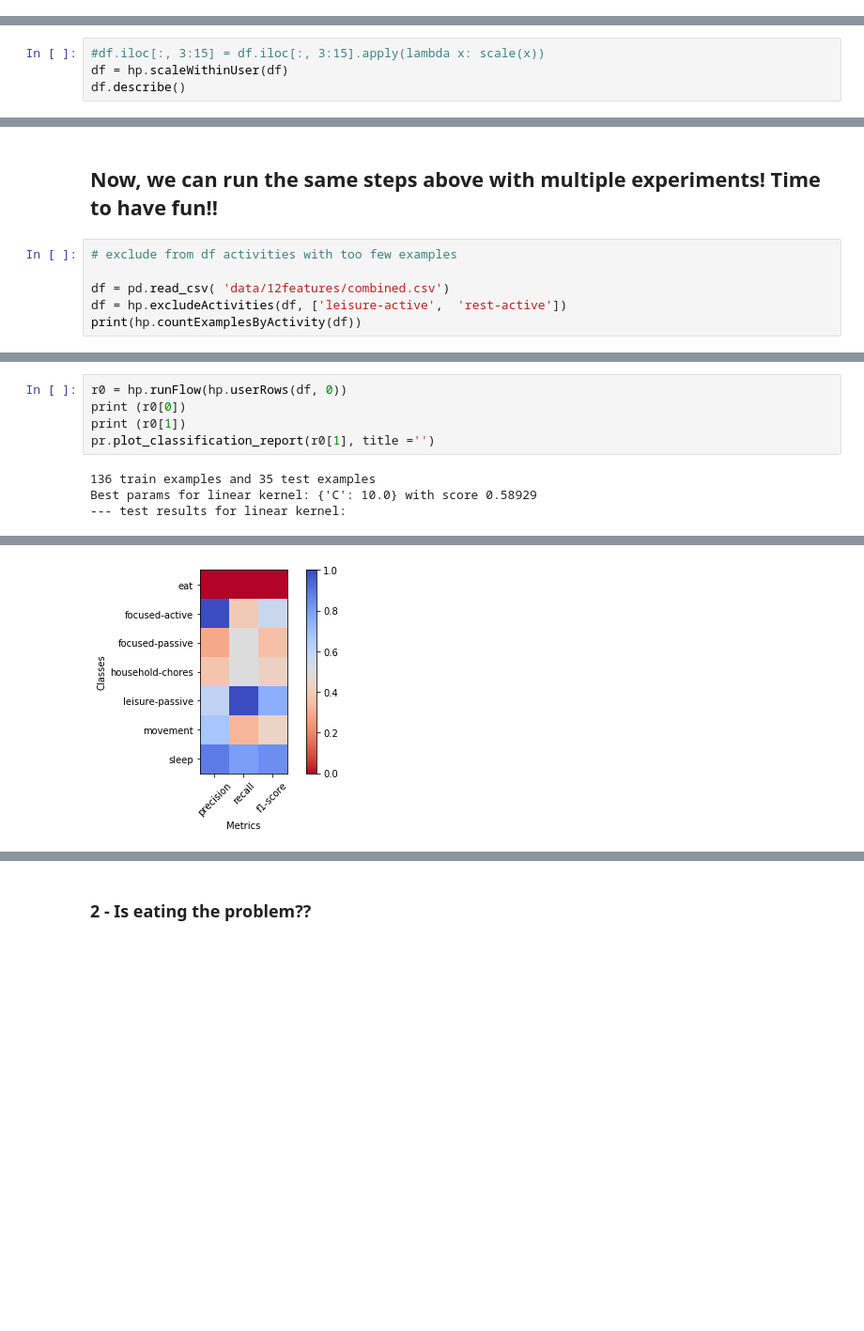
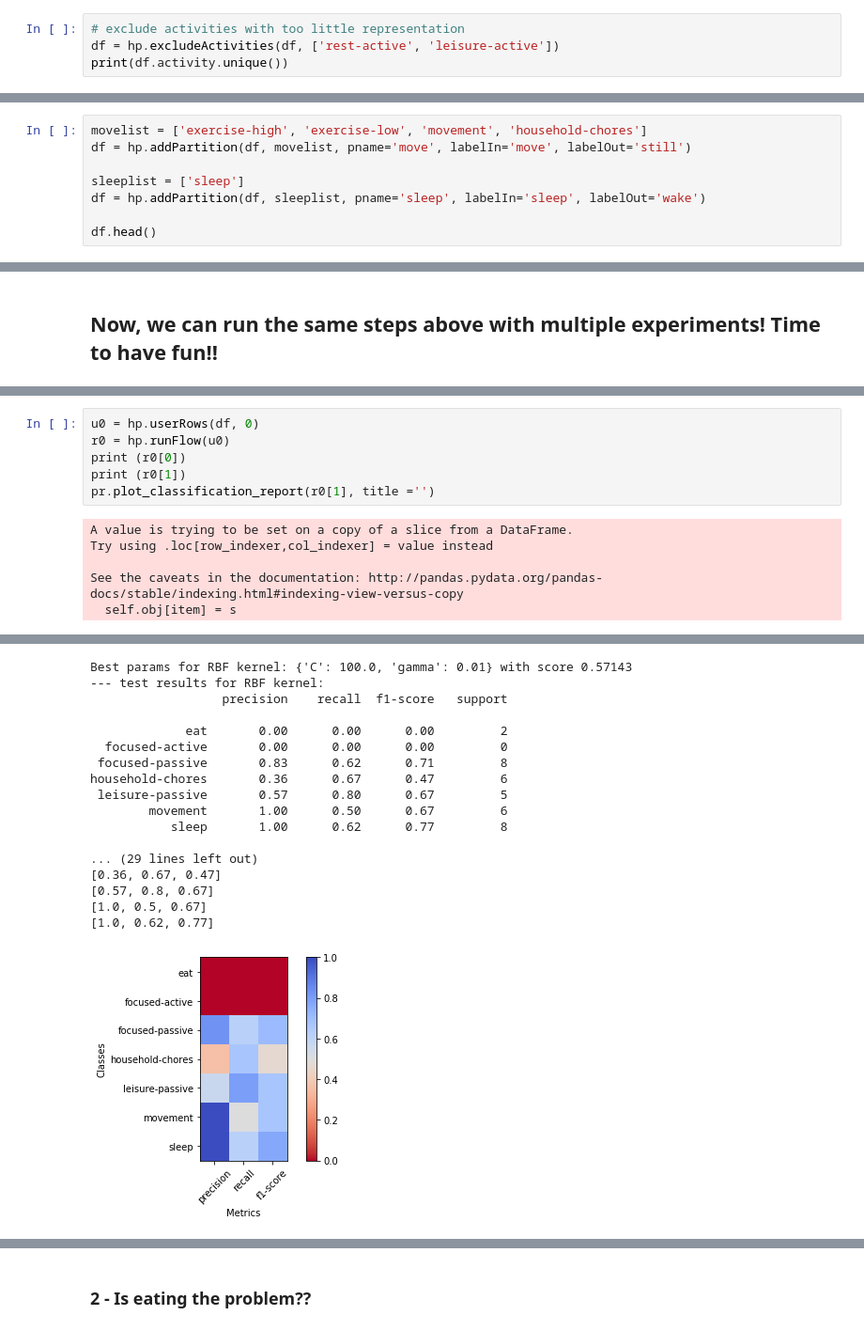
Before and after one commit to jucc/HeRV_analysis, a Jupyter notebook: HeRV_classification.ipynb, the cells around one changed output, grey strips where cells are left out. Shown at 94% size. Saved outputs shown, nothing was run; the diff lists cells and outputs as text; blank space fills up the shorter version.

Commit message:
converting pipeline and trying to remove warning

```diff
--- a/HeRV_classification.ipynb
+++ b/HeRV_classification.ipynb
@@ -43,0 +36,4 @@ Text(0,0.5,'sessions')
+# %%
+# exclude activities with too little representation
+df = hp.excludeActivities(df, ['rest-active', 'leisure-active'])
+print(df.activity.unique())
@@ -43,0 +43,8 @@ Text(0,0.5,'sessions')
+# %%
+movelist = ['exercise-high', 'exercise-low', 'movement', 'household-chores']
+df = hp.addPartition(df, movelist, pname='move', labelIn='move', labelOut='still')
+
+sleeplist = ['sleep']
+df = hp.addPartition(df, sleeplist, pname='sleep', labelIn='sleep', labelOut='wake')
+
+df.head()
@@ -44,6 +58,2 @@ Text(0,0.5,'sessions')
 # %% [markdown]
 ### Apply scale to make all features go to mean = 0 and SD = 1. That will allow SVM kernels not to put too much weight on features with larger values.
-# %%
-#df.iloc[:, 3:15] = df.iloc[:, 3:15].apply(lambda x: scale(x))
-df = hp.scaleWithinUser(df)
-df.describe()
@@ -160,9 +168,3 @@ household-chores       0.45      0.31      0.37        16
 # %% [markdown]
 
 ## Now, we can run the same steps above with multiple experiments! Time to have fun!!
-# %%
-# exclude from df activities with too few examples
-
-df = pd.read_csv( 'data/12features/combined.csv')
-df = hp.excludeActivities(df, ['leisure-active',  'rest-active'])
-print(hp.countExamplesByActivity(df))
@@ -229,9 +202,12 @@ pr.plot_classification_report(r[1], cmap=plt.cm.coolwarm_r)
 # %%
-r0 = hp.runFlow(hp.userRows(df, 0))
+u0 = hp.userRows(df, 0)
+r0 = hp.runFlow(u0)
 print (r0[0])
 print (r0[1])
 pr.plot_classification_report(r0[1], title ='')
 # %% [output]
-136 train examples and 35 test examples
-Best params for linear kernel: {'C': 10.0} with score 0.58929
---- test results for linear kernel:
+A value is trying to be set on a copy of a slice from a DataFrame.
+Try using .loc[row_indexer,col_indexer] = value instead
+
+See the caveats in the documentation: http://pandas.pydata.org/pandas-docs/stable/indexing.html#indexing-view-versus-copy
+  self.obj[item] = s
@@ -255,4 +228,21 @@ household-chores       0.44      0.67      0.53         6
+Best params for RBF kernel: {'C': 100.0, 'gamma': 0.01} with score 0.57143
+--- test results for RBF kernel:
+                  precision    recall  f1-score   support
+
+             eat       0.00      0.00      0.00         2
+  focused-active       0.00      0.00      0.00         0
+ focused-passive       0.83      0.62      0.71         8
+household-chores       0.36      0.67      0.47         6
+ leisure-passive       0.57      0.80      0.67         5
+        movement       1.00      0.50      0.67         6
+           sleep       1.00      0.62      0.77         8
+
+... (29 lines left out)
+[0.36, 0.67, 0.47]
+[0.57, 0.8, 0.67]
+[1.0, 0.5, 0.67]
+[1.0, 0.62, 0.77]
-[figure, old version]
+[figure, new version]
 # %%
 r1 = hp.runFlow(hp.userRows(df, 1))
 print (r1[0])
```
Also changed, not shown: parts of 58 cells of this notebook, 2 other files.
